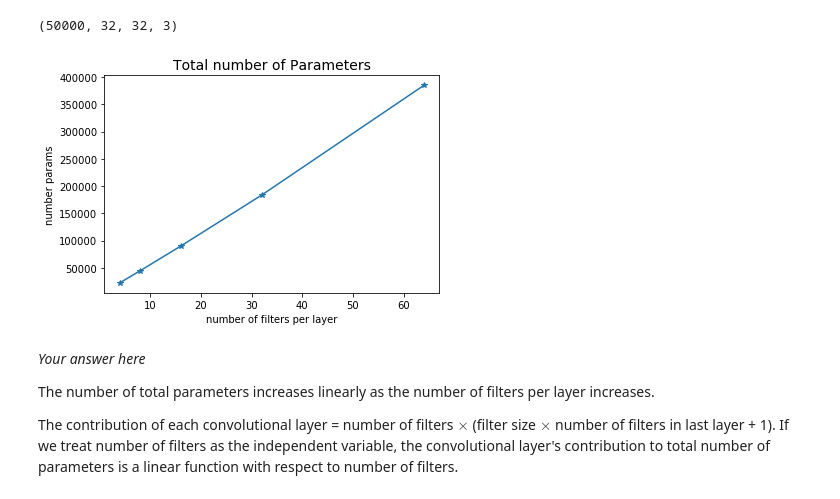
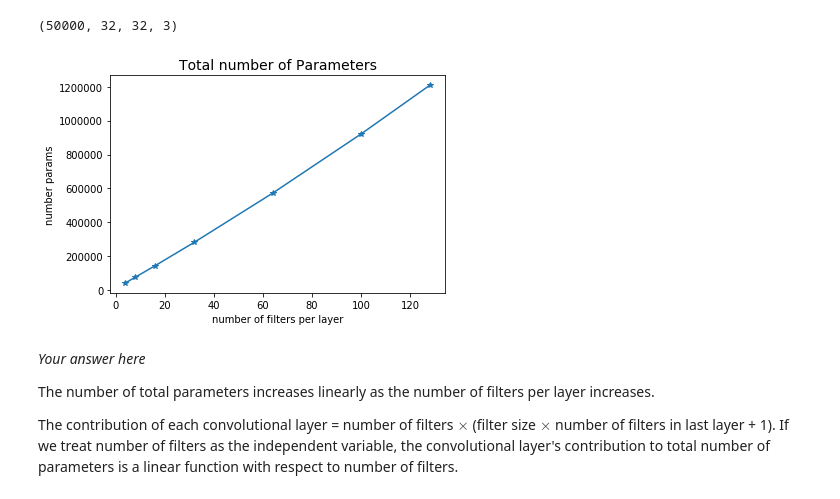
Before and after one commit to Ruby122/2020-CS109B, a Jupyter notebook: content/homeworks/hw04/cs109b_hw4.ipynb, the cells around one changed output. Cells and saved outputs as stored; diff of their text form; code cells hidden in the pictures.

```diff
--- a/content/homeworks/hw04/cs109b_hw4.ipynb
+++ b/content/homeworks/hw04/cs109b_hw4.ipynb
@@ -591,29 +605,34 @@ test_labels = to_categorical(test_labels)
 # %%
 # your code here
 def create_baseline(num1, num2):
     model = Sequential()
-    model.add(Conv2D(num1, (3, 3), activation='relu', input_shape=(32, 32, 3)))
+    model.add(Conv2D(num1, (3, 3), activation='relu', padding = 'same', input_shape=(32, 32, 3)))
     model.add(MaxPooling2D(2,2))
-    model.add(Conv2D(num2, (3, 3), activation='relu'))
-    model.add(Dropout(0.1, seed = 109))
+    model.add(Dropout(0.1))
+    model.add(Conv2D(num2, (3, 3), activation='relu', padding = 'same',))
+    model.add(MaxPooling2D(2,2))
+    model.add(Dropout(0.1))
     model.add(Flatten())
-    model.add(Dense(32, activation='relu'))
+    model.add(Dense(128, activation='relu'))
+    model.add(Dropout(0.1))
+    model.add(Dense(64, activation='relu'))
+    model.add(Dropout(0.1))
     model.add(Dense(10, activation='softmax'))
     # count num of parameters
     return model
 
 # create multiple models and count params
-num_list = [4, 8, 16, 32, 64]
+num_list = [4, 8, 16, 32, 64, 100, 128]
 num_params = []
 for i in num_list:
     num_params.append(create_baseline(i, i).count_params())
 plt.plot(num_list, num_params, '-*')
 plt.title('Total number of Parameters', size = 14)
 plt.xlabel('number of filters per layer')
 plt.ylabel('number params')
 plt.show()
 # %% [output]
-[figure, old version]
+[figure, new version]
 # %% [markdown]
 *Your answer here*
 
```
Also changed, not shown: parts of 13 cells of this notebook, 2 other files.
